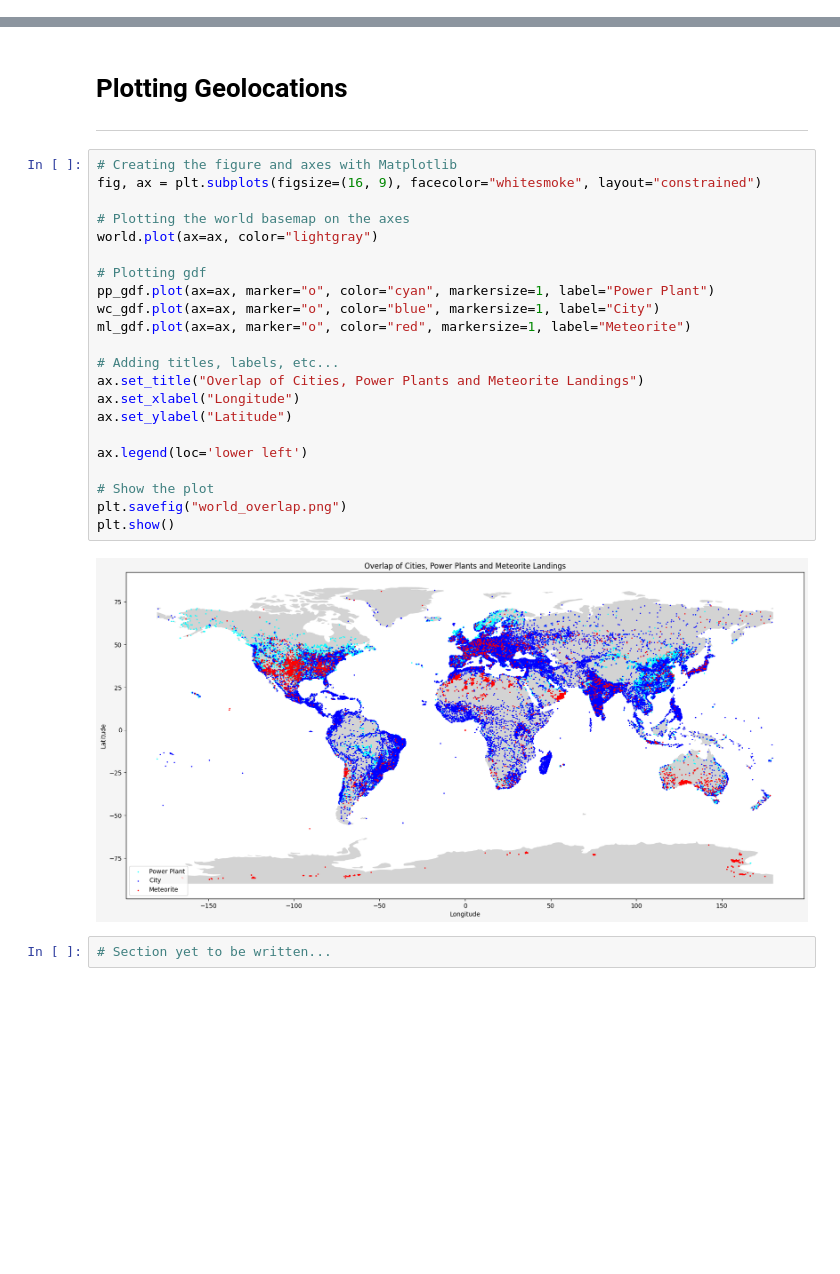
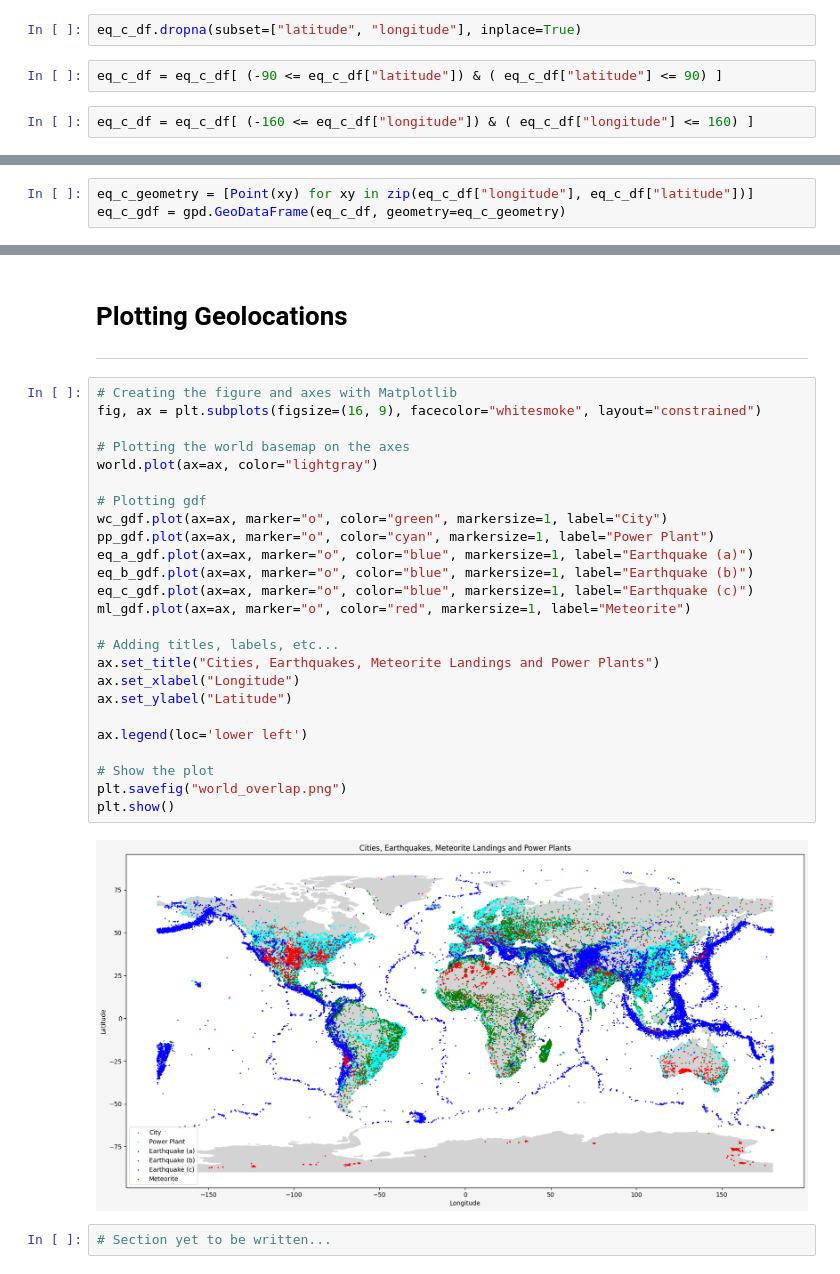
Before and after one commit to janiejestemja/geo, a Jupyter notebook: eda_sketch.ipynb, the cells around one changed output, grey strips where cells are left out. Saved outputs shown, nothing was run; the diff lists cells and outputs as text; blank space fills up the shorter version.

```diff
--- a/eda_sketch.ipynb
+++ b/eda_sketch.ipynb
@@ -144,0 +321,6 @@ plt.show()
+# %%
+eq_c_df.dropna(subset=["latitude", "longitude"], inplace=True)
+# %%
+eq_c_df = eq_c_df[ (-90 <= eq_c_df["latitude"]) & ( eq_c_df["latitude"] <= 90) ]
+# %%
+eq_c_df = eq_c_df[ (-160 <= eq_c_df["longitude"]) & ( eq_c_df["longitude"] <= 160) ]
@@ -144,0 +342,3 @@ plt.show()
+# %%
+eq_c_geometry = [Point(xy) for xy in zip(eq_c_df["longitude"], eq_c_df["latitude"])]
+eq_c_gdf = gpd.GeoDataFrame(eq_c_df, geometry=eq_c_geometry)
@@ -148,26 +372,29 @@ plt.show()
 # %%
 # Creating the figure and axes with Matplotlib
 fig, ax = plt.subplots(figsize=(16, 9), facecolor="whitesmoke", layout="constrained")
 
 # Plotting the world basemap on the axes
 world.plot(ax=ax, color="lightgray")
 
 # Plotting gdf
+wc_gdf.plot(ax=ax, marker="o", color="green", markersize=1, label="City")
 pp_gdf.plot(ax=ax, marker="o", color="cyan", markersize=1, label="Power Plant")
-wc_gdf.plot(ax=ax, marker="o", color="blue", markersize=1, label="City")
+eq_a_gdf.plot(ax=ax, marker="o", color="blue", markersize=1, label="Earthquake (a)")
+eq_b_gdf.plot(ax=ax, marker="o", color="blue", markersize=1, label="Earthquake (b)")
+eq_c_gdf.plot(ax=ax, marker="o", color="blue", markersize=1, label="Earthquake (c)")
 ml_gdf.plot(ax=ax, marker="o", color="red", markersize=1, label="Meteorite")
 
 # Adding titles, labels, etc...
-ax.set_title("Overlap of Cities, Power Plants and Meteorite Landings")
+ax.set_title("Cities, Earthquakes, Meteorite Landings and Power Plants")
 ax.set_xlabel("Longitude")
 ax.set_ylabel("Latitude")
 
 ax.legend(loc='lower left')
 
 # Show the plot
 plt.savefig("world_overlap.png")
 plt.show()
 # %% [output]
-[figure, old version]
+[figure, new version]
 # %%
 # Section yet to be written...
```
Also changed, not shown: parts of 30 cells of this notebook.
